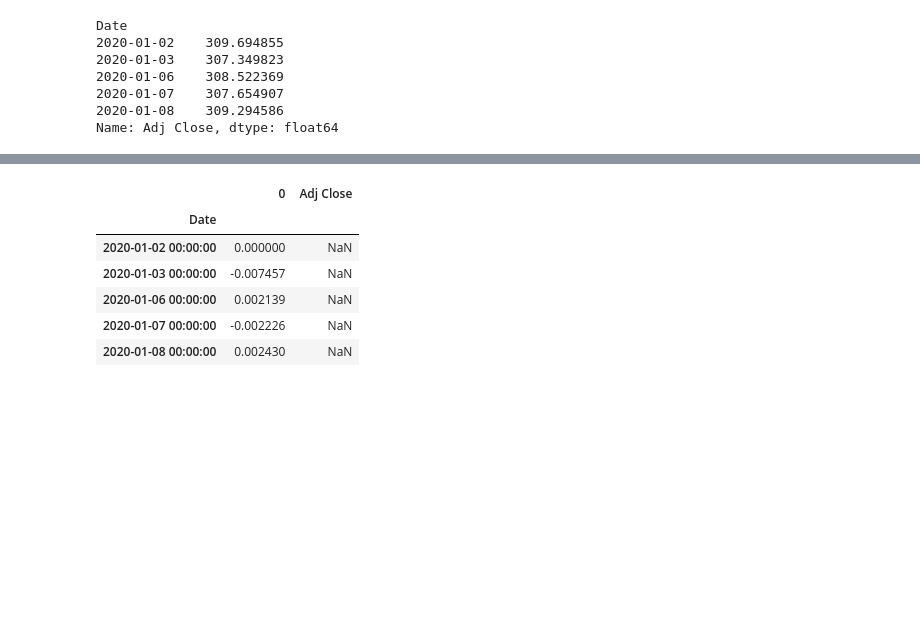
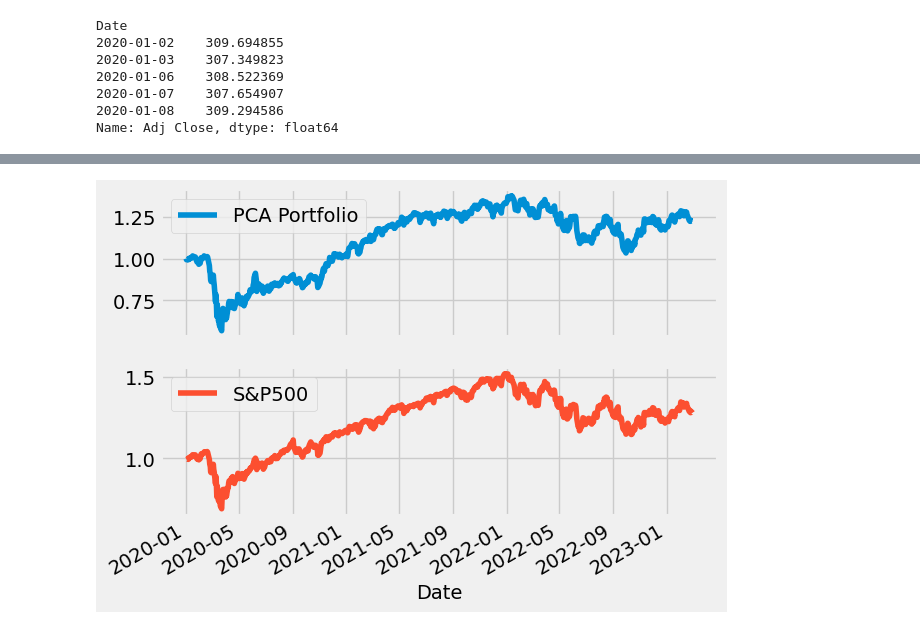
Before and after one commit to lvannote17/StockMarket, a Jupyter notebook: Stock Market Analytics with PCA.ipynb, the cells around one changed output, grey strips where cells are left out. Cells and saved outputs as stored; diff of their text form; code cells hidden in the pictures; blank space fills up the shorter version.

```diff
--- a/Stock Market Analytics with PCA.ipynb
+++ b/Stock Market Analytics with PCA.ipynb
@@ -165,15 +161,12 @@ myrs.apply(np.log).diff(1).plot(legend=0, figsize=(10,6), grid=True, title='Dail
-# %%
-
-
-rs_df.head()
-# %% [output]
-|  | 0 | Adj Close |
-| Date |  |  |
-| 2020-01-02 00:00:00 | 0.000000 | NaN |
-| 2020-01-03 00:00:00 | -0.007457 | NaN |
-| 2020-01-06 00:00:00 | 0.002139 | NaN |
-| 2020-01-07 00:00:00 | -0.002226 | NaN |
-| 2020-01-08 00:00:00 | 0.002430 | NaN |
+# %%
+weights = abs(pc1)/sum(abs(pc1)) # l1norm = 1
+myrs = (weights*rs).sum(1)
+rs_df = pd.concat([myrs, market_rs], 1)
+rs_df.columns = ["PCA Portfolio", "S&P500"]
+crs_df = rs_df.cumsum().apply(np.exp)
+crs_df.plot(subplots=True);
+# %% [output]
+[figure, added]
 # %%
 fig, ax = plt.subplots(2,1, figsize=(10,6))
 pc1.nsmallest(10).plot.bar(ax=ax[0], color='green', grid=True, title='Stocks with Most Negative PCA Weights')
```
Also changed, not shown: parts of 8 cells of this notebook, 1 other file.
